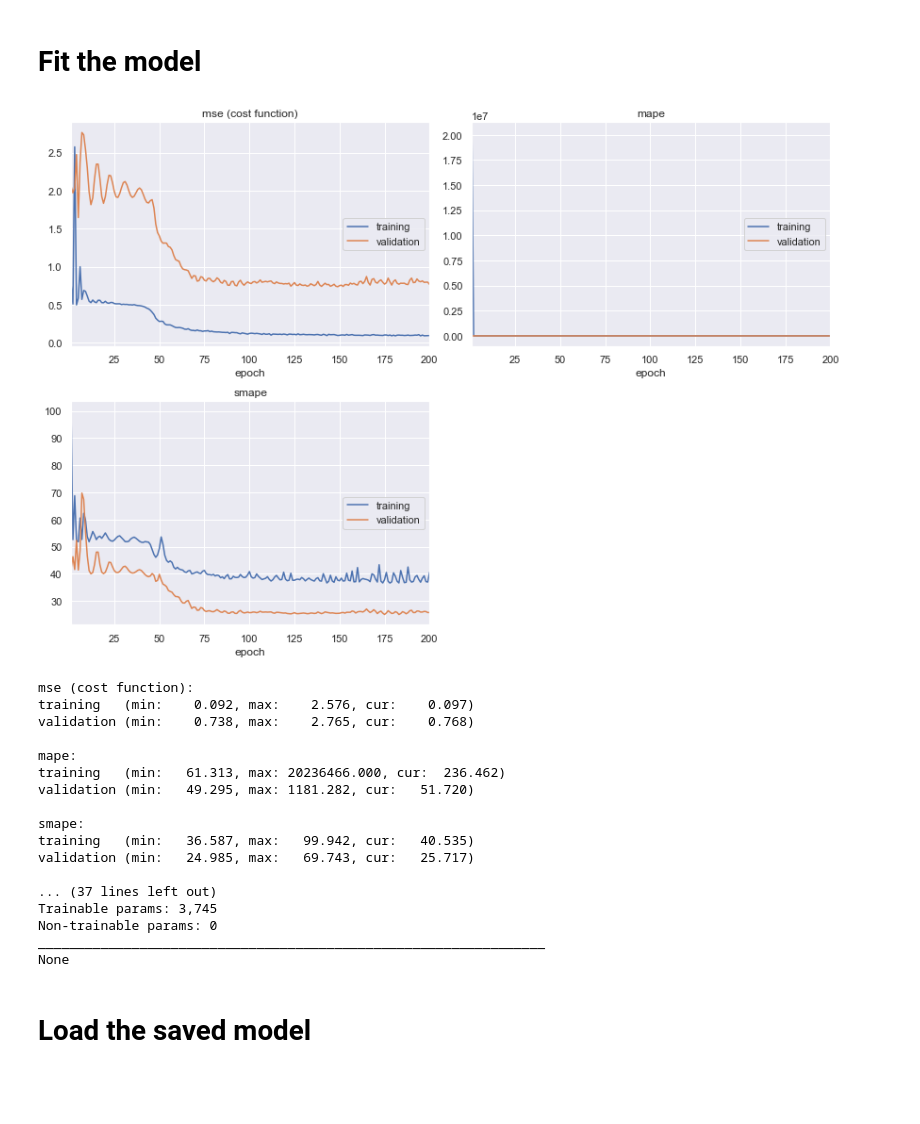
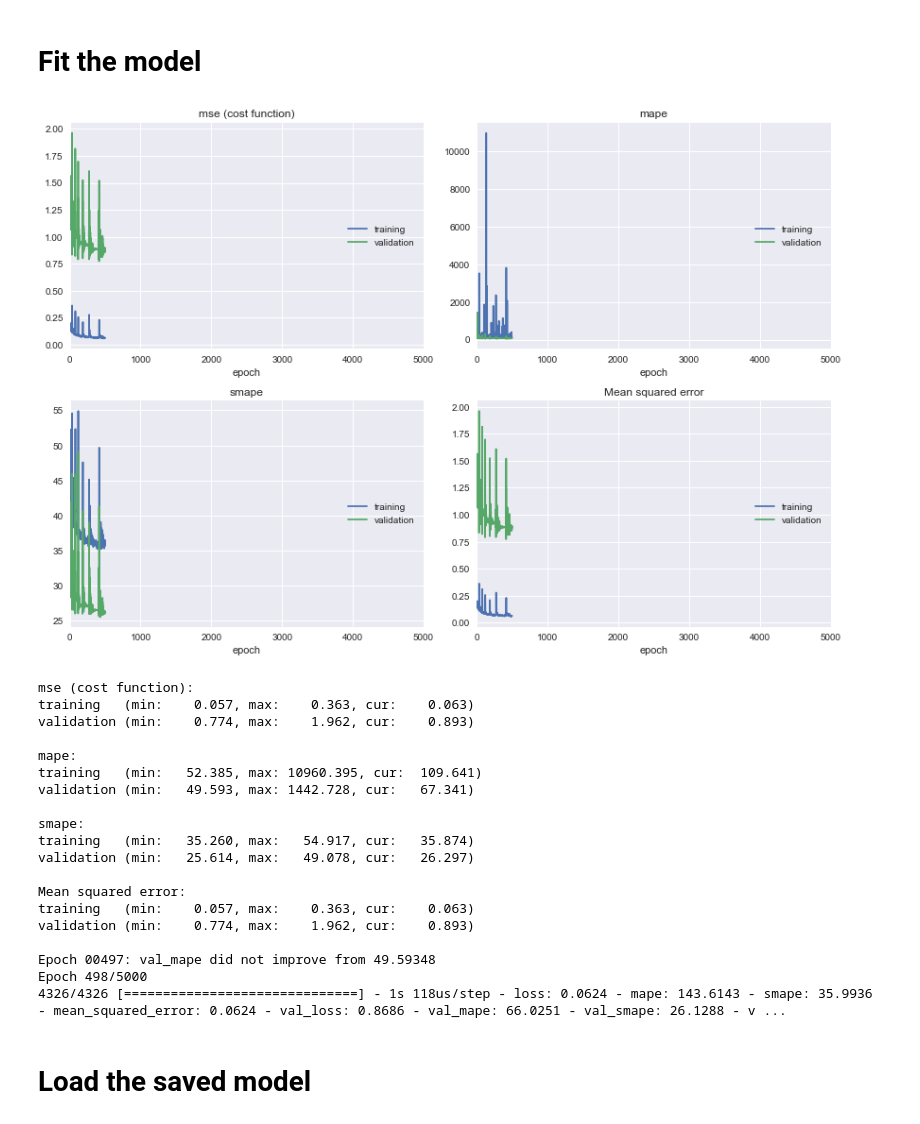
Before and after one commit to deKeijzer/Multivariate-time-series-models-in-Keras, a Jupyter notebook: notebooks/4.1 LSTM.ipynb, the cells around one changed output. Cells and saved outputs as stored; diff of their text form; code cells hidden in the pictures; blank space fills up the shorter version.

```diff
--- a/notebooks/4.1 LSTM.ipynb
+++ b/notebooks/4.1 LSTM.ipynb
@@ -92,6 +92,6 @@ data.head()
 This is because the `df_cnn_rnn_format()` function removes the target from the train dataset.
 This copied column functions as the historical gasPower, just like ePower.
 # %%
-data['gasPower_copy'] = data['gasPower']
+#data['gasPower_copy'] = data['gasPower']
 data.head()
 # %% [output]
@@ -239,7 +239,7 @@ nodes, 35
 More only makes the model more complex and harder/slower to train
 """
 
-epochs = 200
+epochs = 5000
 bs = 2**13
 lr = 1e-1
 print(bs)
@@ -252,41 +252,50 @@ adam = Adam(lr=lr)
 nadam = Nadam(lr=lr)
 
 # compile & fit
-model.compile(optimizer=adam, loss = ['mse'], metrics=[mape, smape])
+model.compile(optimizer=nadam, loss = ['mse'], metrics=[mape, smape, 'mse'])
 # %% [markdown]
 # Fit the model
 # %%
 early_stopping_monitor = EarlyStopping(patience=5000)
 
 # This is used to save the best model, currently monitoring val_mape
 # checkpoint
 filepath="models\\LSTM.best.hdf5"
 checkpoint = ModelCheckpoint(filepath, monitor='val_mape', verbose=1, save_best_only=True, mode='min')
 
+epoch_size = 1
+schedule = SGDRScheduler(min_lr=1e-5, #1e-5
+                                     max_lr=1e-1, # 1e-2
+                                     steps_per_epoch=np.ceil(epoch_size/bs),
+                                     lr_decay=0.9,
+                                     cycle_length=5, # 5
+                                     mult_factor=1.5)
 
 model.fit(X_train, y_train, epochs=epochs, batch_size=bs, validation_data=(X_test, y_test),
-         verbose=1, callbacks=[PlotLossesKeras(), early_stopping_monitor, checkpoint])
+         verbose=1, callbacks=[PlotLossesKeras(), early_stopping_monitor, checkpoint,schedule])
 
 print(model.summary())
 # %% [output]
-[figure, old version]
+[figure, new version]
 mse (cost function):
-training   (min:    0.092, max:    2.576, cur:    0.097)
-validation (min:    0.738, max:    2.765, cur:    0.768)
+training   (min:    0.057, max:    0.363, cur:    0.063)
+validation (min:    0.774, max:    1.962, cur:    0.893)
 
 mape:
-training   (min:   61.313, max: 20236466.000, cur:  236.462)
-validation (min:   49.295, max: 1181.282, cur:   51.720)
+training   (min:   52.385, max: 10960.395, cur:  109.641)
+validation (min:   49.593, max: 1442.728, cur:   67.341)
 
 smape:
-training   (min:   36.587, max:   99.942, cur:   40.535)
-validation (min:   24.985, max:   69.743, cur:   25.717)
+training   (min:   35.260, max:   54.917, cur:   35.874)
+validation (min:   25.614, max:   49.078, cur:   26.297)
 
-... (37 lines left out)
-Trainable params: 3,745
-Non-trainable params: 0
-_________________________________________________________________
-None
+Mean squared error:
+training   (min:    0.057, max:    0.363, cur:    0.063)
+validation (min:    0.774, max:    1.962, cur:    0.893)
+
+Epoch 00497: val_mape did not improve from 49.59348
+Epoch 498/5000
+4326/4326 [==============================] - 1s 118us/step - loss: 0.0624 - mape: 143.6143 - smape: 35.9936 - mean_squared_error: 0.0624 - val_loss: 0.8686 - val_mape: 66.0251 - val_smape: 26.1288 - v ...
 # %% [markdown]
 # Load the saved model
 # %%
```
Also changed, not shown: parts of 13 cells of this notebook, 3 other files.
